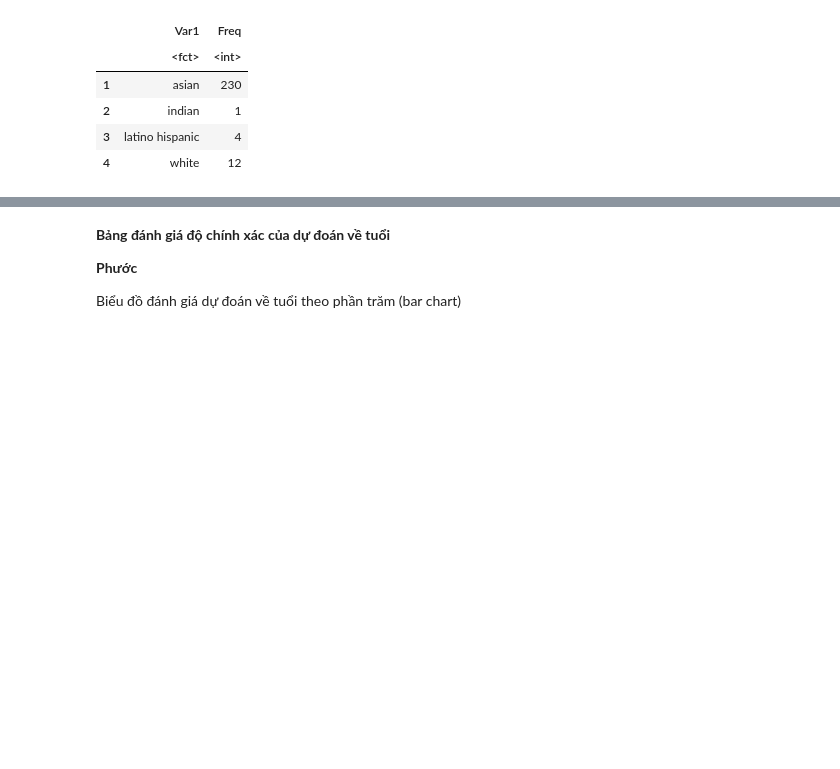
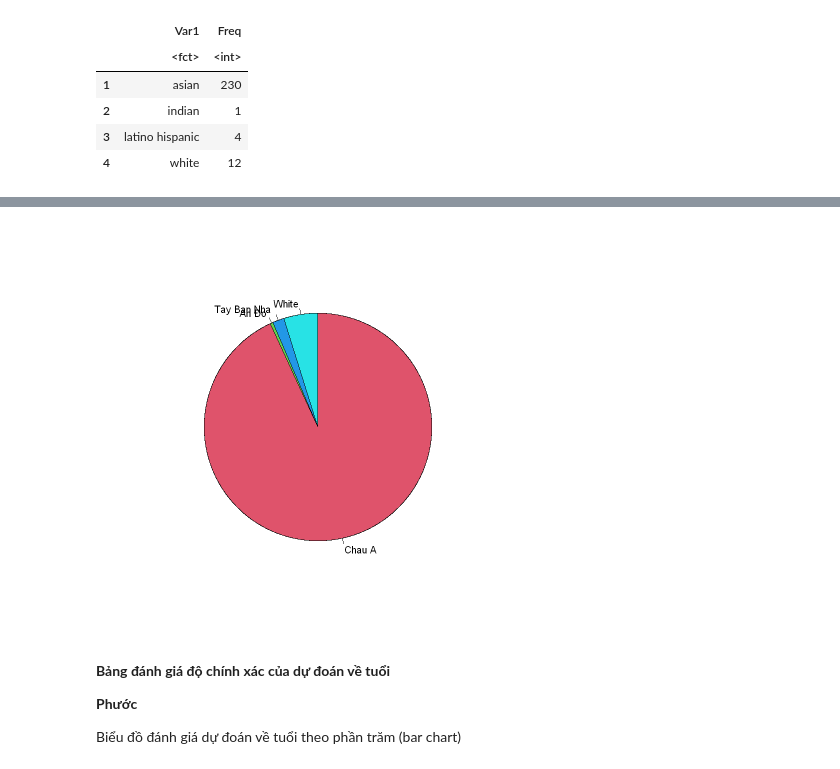
Before and after one commit to ThanhHung2112/DO_AN_1, a Jupyter notebook: Analyze_DeepFace_data.ipynb, the cells around one changed output, grey strips where cells are left out. Cells and saved outputs as stored; diff of their text form; code cells hidden in the pictures; blank space fills up the shorter version.

```diff
--- a/Analyze_DeepFace_data.ipynb
+++ b/Analyze_DeepFace_data.ipynb
@@ -274,3 +332,8 @@ A data.frame: 4 × 2
+# %%
+ pie(c(230,1,4,12), c("Chau A","An Đo"," Tay Ban Nha ","White"),
+       col=2:5, edges=10000, lwd=10, clockwise=TRUE)
+# %% [output]
+[figure, added]
 # %% [markdown]
 **Bảng đánh giá độ chính xác của dự đoán về tuổi**
 
```
Also changed, not shown: parts of 15 cells of this notebook.
